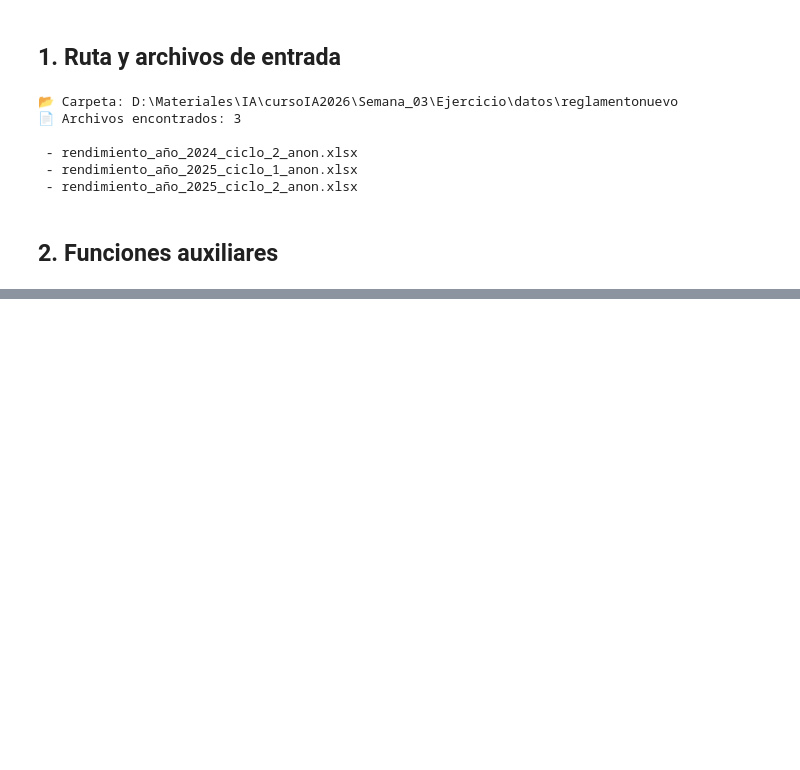
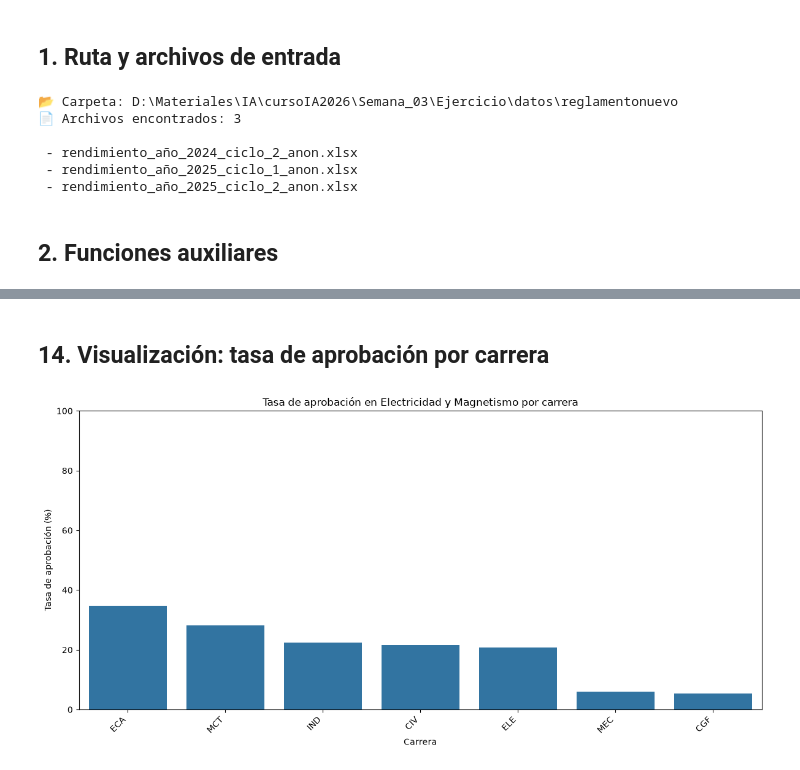
Before and after one commit to ilululf/IA_2026, a Jupyter notebook: primer_parcial/datos/Preprocesamientos.ipynb, the cells around one changed output, grey strips where cells are left out. Drawn from its saved outputs; the diff is of its cells as text; code cells hidden in the pictures; blank space fills up the shorter version.

```diff
--- a/primer_parcial/datos/Preprocesamientos.ipynb
+++ b/primer_parcial/datos/Preprocesamientos.ipynb
@@ -45,0 +328,23 @@ if not files:
+# %%
+aprobacion_carrera = (
+    datos_em
+    .groupby('Carrera', dropna=False)
+    .agg(
+        Total=('Aprobado_binario', 'size'),
+        Aprobados=('Aprobado_binario', 'sum'),
+        Tasa_Aprobacion=('Aprobado_binario', 'mean')
+    )
+    .reset_index()
+)
+
+aprobacion_carrera['No_Aprobados'] = (
+    aprobacion_carrera['Total'] - aprobacion_carrera['Aprobados']
+)
+
+aprobacion_carrera['Tasa_Aprobacion'] *= 100
+
+aprobacion_carrera = aprobacion_carrera.sort_values(
+    'Tasa_Aprobacion', ascending=False
+)
+
+display(aprobacion_carrera)
@@ -45,0 +428,18 @@ if not files:
+# %% [markdown]
+## 14. Visualización: tasa de aprobación por carrera
+# %%
+plt.figure(figsize=(12, 6))
+sns.barplot(
+    data=aprobacion_carrera,
+    x='Carrera',
+    y='Tasa_Aprobacion'
+)
+plt.title('Tasa de aprobación en Electricidad y Magnetismo por carrera')
+plt.xlabel('Carrera')
+plt.ylabel('Tasa de aprobación (%)')
+plt.xticks(rotation=45, ha='right')
+plt.ylim(0, 100)
+plt.tight_layout()
+plt.show()
+# %% [output]
+[figure, added]
```
Also changed, not shown: parts of 25 cells of this notebook, 4 other files.
